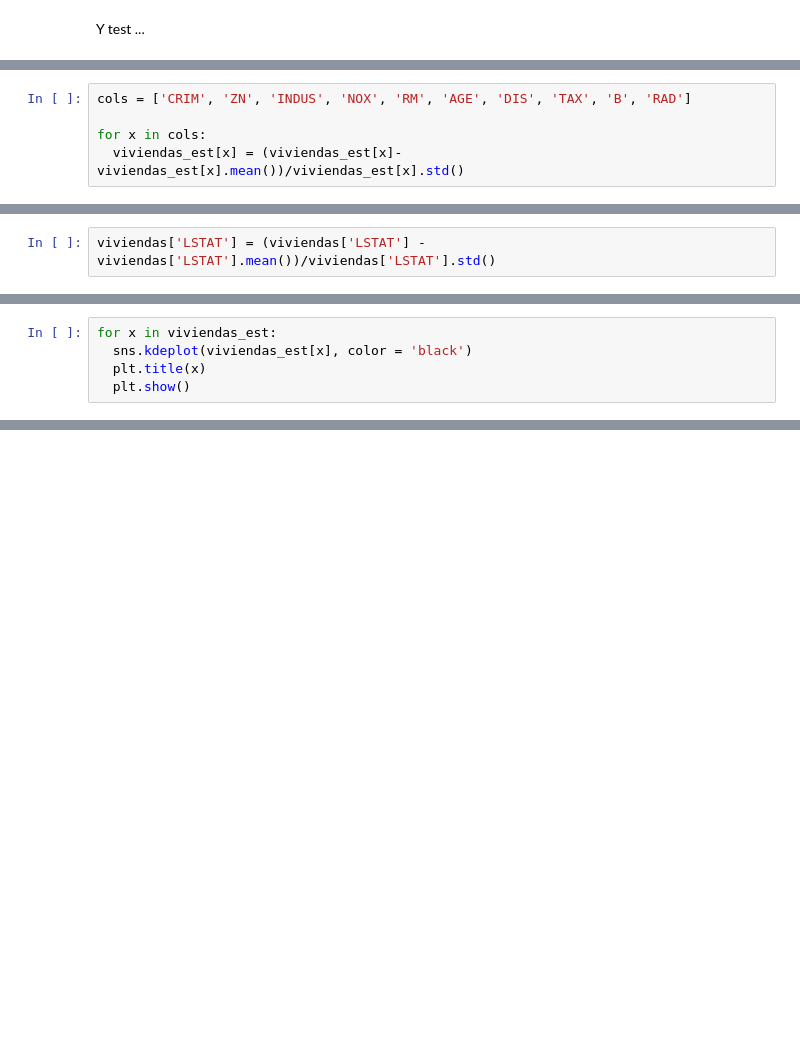
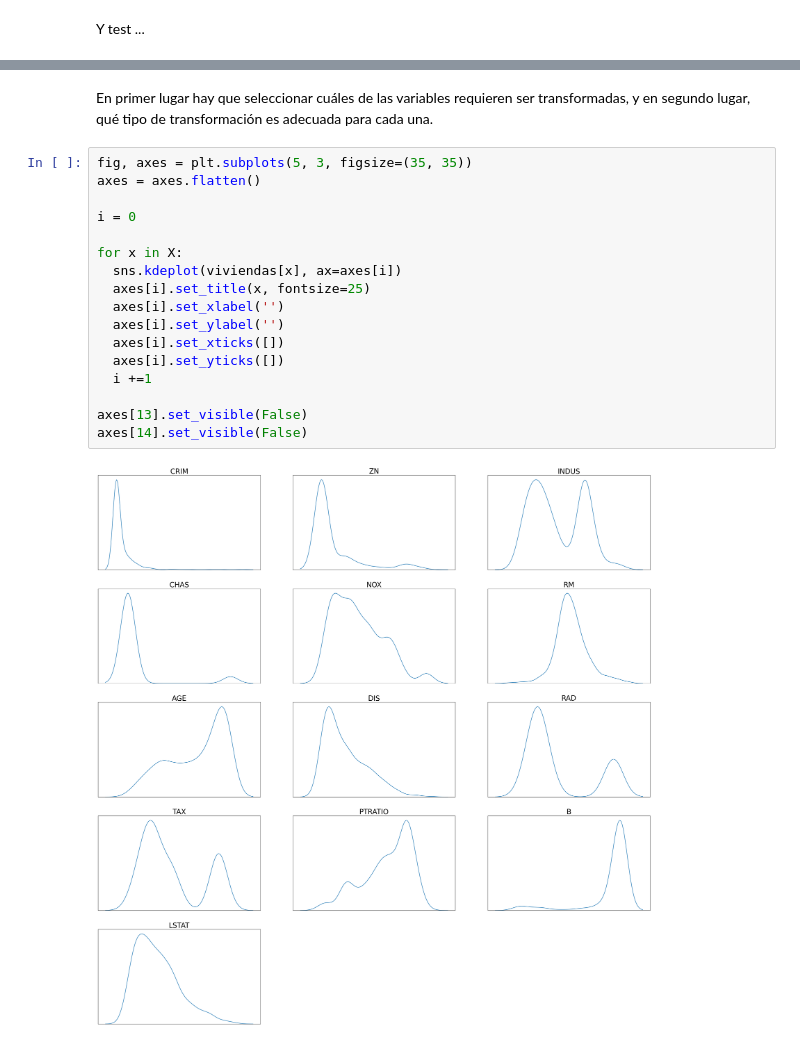
Before and after one commit to aar-x/SkLearn_Train_Test, a Jupyter notebook: M5T02.ipynb, the cells around one changed output, grey strips where cells are left out. Saved outputs shown, nothing was run; the diff lists cells and outputs as text; blank space fills up the shorter version.

```diff
--- a/M5T02.ipynb
+++ b/M5T02.ipynb
@@ -142,5 +189,0 @@ Comenzamos haciendo una copia del dataset original, en la cual estandarizaremos
-# %%
-cols = ['CRIM', 'ZN', 'INDUS', 'NOX', 'RM', 'AGE', 'DIS', 'TAX', 'B', 'RAD']
-
-for x in cols:
-  viviendas_est[x] = (viviendas_est[x]-viviendas_est[x].mean())/viviendas_est[x].std()
@@ -164,2 +189,0 @@ Antes de aplicar la transformación polinomial a LSTAT también la estandarizare
-# %%
-viviendas['LSTAT'] = (viviendas['LSTAT'] - viviendas['LSTAT'].mean())/viviendas['LSTAT'].std()
@@ -273,5 +189,0 @@ En el caso de PTRATIO estandarizada si hay alguna tendencia negativa de nuevo, p
-# %%
-for x in viviendas_est:
-  sns.kdeplot(viviendas_est[x], color = 'black')
-  plt.title(x)
-  plt.show()
@@ -302,0 +208,21 @@ Y aquí los respectivos diagramas de caja.
+# %% [markdown]
+En primer lugar hay que seleccionar cuáles de las variables requieren ser transformadas, y en segundo lugar, qué tipo de transformación es adecuada para cada una.
+# %%
+fig, axes = plt.subplots(5, 3, figsize=(35, 35))
+axes = axes.flatten()
+
+i = 0
+
+for x in X:
+  sns.kdeplot(viviendas[x], ax=axes[i])
+  axes[i].set_title(x, fontsize=25)
+  axes[i].set_xlabel('')
+  axes[i].set_ylabel('')
+  axes[i].set_xticks([])
+  axes[i].set_yticks([])
+  i +=1
+
+axes[13].set_visible(False)
+axes[14].set_visible(False)
+# %% [output]
+[figure, added]
```
Also changed, not shown: parts of 123 cells of this notebook.
